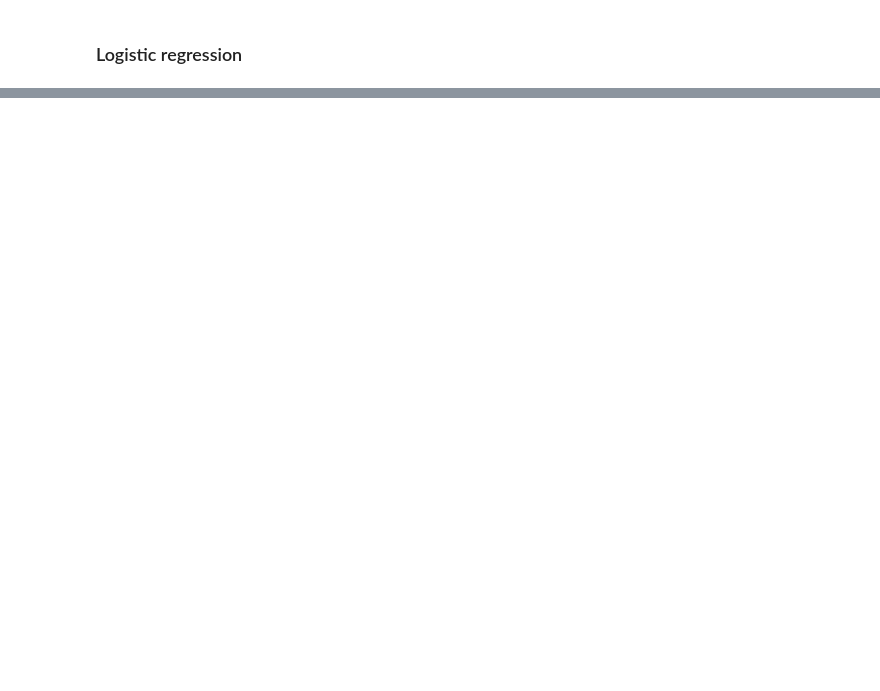
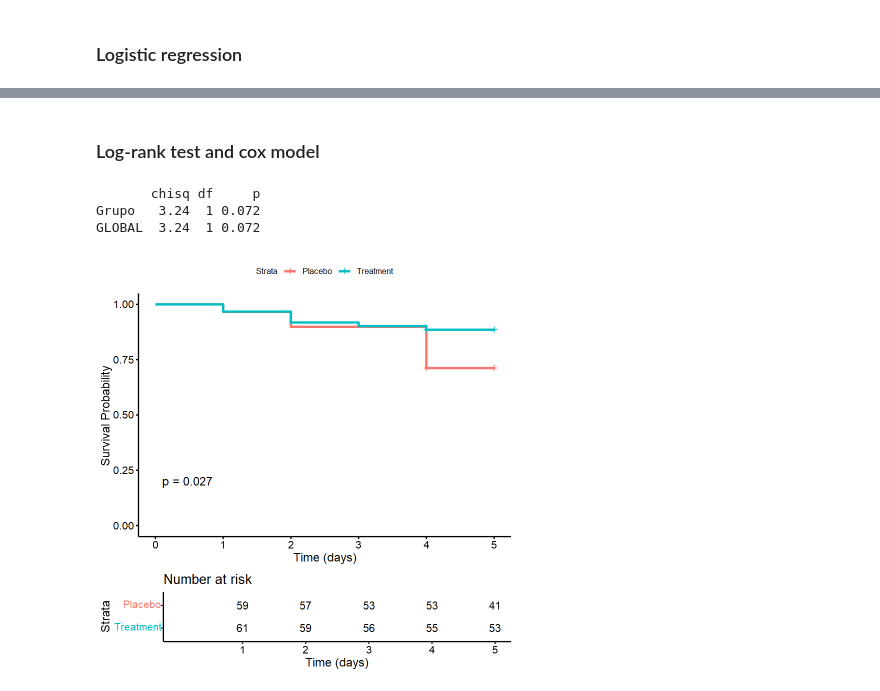
Before and after one commit to Kodro23/CAP, a Jupyter notebook: notebooks/ipynb/main_ITT.ipynb, the cells around one changed output, grey strips where cells are left out. Saved outputs shown, nothing was run; the diff lists cells and outputs as text; code cells hidden in the pictures; blank space fills up the shorter version.

```diff
--- a/notebooks/ipynb/main_ITT.ipynb
+++ b/notebooks/ipynb/main_ITT.ipynb
@@ -483,6 +508,26 @@ data.frame(
 Significative difference for procalcitonin, IL-10 and septic shock
 # %% [markdown]
 ### Impute missing values
+# %%
+#Prepare variables
+## Treatment failure
+data_dint$TreatmentFailureMan <- as.numeric(as.character(data_dint$TreatmentFailureMan))
+data_dint$Dia_TF[is.na(data_dint$Dia_TF)] <- 5 #Censor at 5 days
+
+##Length of stay in hospital
+data_dint$StayHosp <- as.numeric(as.character(ifelse(is.na(data_dint$tiempo_estancia),0,1)))
+
+##Time in ICU
+data_dint$EvolDiasUCI[is.na(data_dint$EvolDiasUCI)] <- data$EvolDiasInterm[is.na(data$EvolDiasUCI)]
+data_dint$EvolDiasUCI[is.na(data_dint$EvolDiasUCI)] <- data_dint$tiempo_estancia[is.na(data_dint$EvolDiasUCI)]
+data_dint$EvolDiasUCI[data_dint$UCI_Interm==0] <- 0
+data_dint$EvolDiasUCI_tronq<-data_dint$EvolDiasUCI
+data_dint$EvolDiasUCI_tronq[data_dint$UCI_Interm==1]<-ifelse(data_dint$EvolDiasUCI[data_dint$UCI_Interm==1]>28 | data_dint$EvolMort28[data_dint$UCI_Interm==1]==1,28,data_dint$EvolDiasUCI[data_dint$UCI_Interm==1]) #truncate at 28 days
+data_dint$UCI_event<- as.numeric(as.character(ifelse(is.na(data$EvolUCIFechaAlta) | is.na(data$EvolIntermFechaAlta),0,1)))
+
+## Clinical stability
+data_dint$EstabClin_event <- as.numeric(as.character(ifelse(is.na(data_dint$EstabClin),0,1)))
+data_dint$EstabClin[is.na(data_dint$EstabClin)] <- data_dint$tiempo_estancia[is.na(data_dint$EstabClin)]
 # %%
 #Imputation
 vars_to_impute<-caracs_dint[caracs_dint$number_of_missing_values>0,"variable"]
@@ -504,0 +668,23 @@ imp <- mice(data_dint[!names(data_dint) %in% "IdPac"], m = 5, method = meth, see
+# %% [markdown]
+### Log-rank test and cox model
+# %%
+# Proportional hazard test for our variables of interest
+surv_TF<-Surv(data_dint$Dia_TF, data_dint$TreatmentFailureMan)
+cox_model <- coxph(surv_TF~ Grupo, data= data_dint)
+
+# Test proportional hazards assumption
+ph_test <- cox.zph(cox_model)
+
+# Print the results
+print(ph_test)
+
+#Log rank test
+fit <- survfit(surv_TF ~ Grupo, data = data_dint)
+ggsurvplot(fit, data = data_dint, pval = TRUE, conf.int = FALSE,
+           risk.table = TRUE, legend.labs = c("Placebo", "Treatment"),
+           xlab = "Time (days)", ylab = "Survival Probability")
+# %% [output]
+       chisq df     p
+Grupo   3.24  1 0.072
+GLOBAL  3.24  1 0.072
+[figure, added]
```
Also changed, not shown: parts of 59 cells of this notebook, 4 other files.
